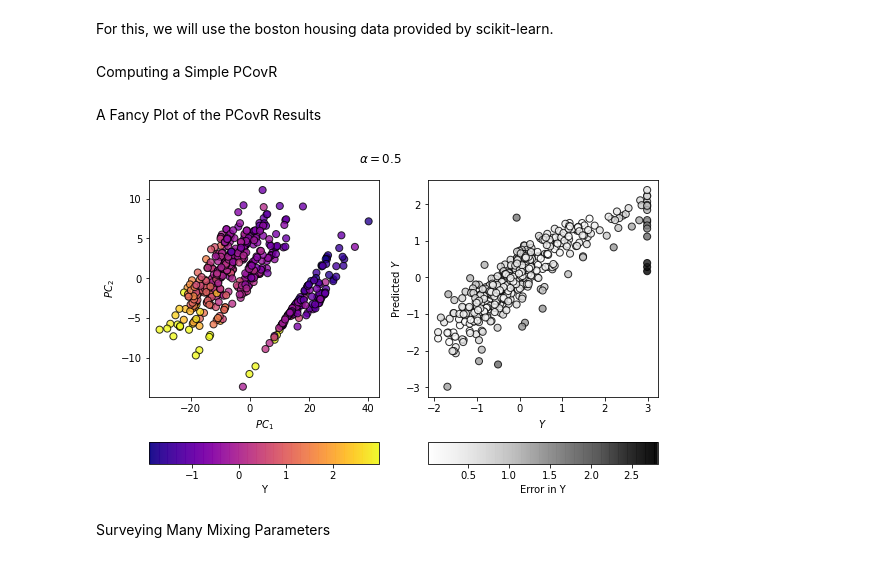
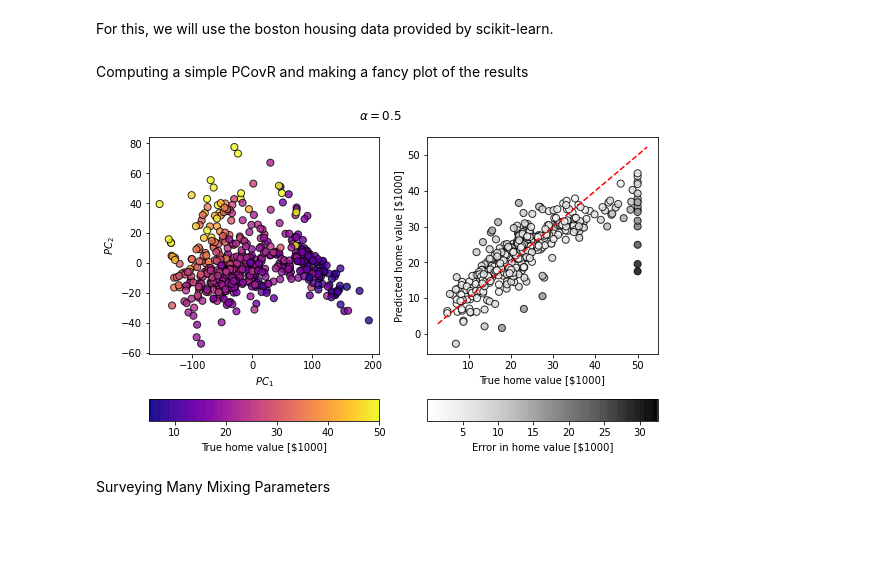
Before and after one commit to scikit-learn-contrib/scikit-matter, a Jupyter notebook: examples/PCovR.ipynb, the cells around one changed output. Cells and saved outputs as stored; diff of their text form; code cells hidden in the pictures; blank space fills up the shorter version.

```diff
--- a/examples/PCovR.ipynb
+++ b/examples/PCovR.ipynb
@@ -11,20 +11,18 @@ from tqdm.notebook import tqdm
 import numpy as np
 
 from skcosmo.decomposition import PCovR
-from skcosmo.preprocessing import StandardFlexibleScaler as sfs
+from sklearn.preprocessing import StandardScaler
 
 cmapX = cm.plasma
-cmapY = cm.Greys
+cmapy = cm.Greys
 # %% [markdown]
 For this, we will use the boston housing data provided by scikit-learn.
 # %%
-X, Y = load_boston(return_X_y=True)
-Y = Y.reshape(X.shape[0], -1)
+X, y = load_boston(return_X_y=True)
+y = y.reshape(X.shape[0], -1)
 
-X_scaler = sfs(with_mean=True, with_std=True, column_wise=False)
-X = X_scaler.fit_transform(X)
+X_scaler = StandardScaler()
+X_scaled = X_scaler.fit_transform(X)
 
-Y_scaler = sfs(with_mean=True, with_std=True, column_wise=True)
-Y = Y_scaler.fit_transform(Y)
+y_scaler = StandardScaler()
+y_scaled = y_scaler.fit_transform(y)
-# %% [markdown]
-Computing a Simple PCovR
@@ -39,40 +29,34 @@ Yp = pcovr.predict(X)
-# %% [markdown]
-A Fancy Plot of the PCovR Results
+# %% [markdown]
+Computing a simple PCovR and making a fancy plot of the results
 # %%
-fig, axes = plt.subplots(2, 2,
-                         figsize=(8, 5),
-                         gridspec_kw=dict(height_ratios=(1,0.1))
-                        )
+mixing = 0.5
+pcovr = PCovR(mixing=mixing,
+              alpha=1E-8,
+              n_components=2, )
+pcovr.fit(X_scaled, y_scaled)
+T = pcovr.transform(X_scaled)
+yp = y_scaler.inverse_transform(pcovr.predict(X_scaled))
 
-scatT = axes[0,0].scatter(T[:, 0],
-               T[:, 1],
-               s=50,
-               alpha=0.8,
-               c=Y,
-               cmap=cmapX,
-               edgecolor='k'
-              )
-axes[0,0].set_xlabel(r"$PC_1$")
-axes[0,0].set_ylabel(r"$PC_2$")
-fig.colorbar(scatT, cax=axes[1,0],
-             label='Y', orientation='horizontal')
+fig, ((axT, axy), (caxT, caxy)) = plt.subplots(
+    2, 2, figsize=(8, 5), gridspec_kw=dict(height_ratios=(1, 0.1))
+)
 
-scatY = axes[0,1].scatter(Y,
-               Yp,
-               s=50,
-               alpha=0.8,
-               c=np.abs(Y-Yp),
-               cmap=cmapY,
-               edgecolor='k')
+scatT = axT.scatter(T[:, 0], T[:, 1], s=50, alpha=0.8, c=y, cmap=cmapX, edgecolor="k")
+axT.set_xlabel(r"$PC_1$")
+axT.set_ylabel(r"$PC_2$")
+fig.colorbar(scatT, cax=caxT, label="True home value [$1000]", orientation="horizontal")
+
+scaty = axy.scatter(y, yp, s=50, alpha=0.8, c=np.abs(y - yp), cmap=cmapy, edgecolor="k")
+axy.plot(axy.get_xlim(), axy.get_xlim(), 'r--')
 fig.suptitle(r"$\alpha=$" + str(mixing))
-axes[0,1].set_xlabel(r"$Y$")
-axes[0,1].set_ylabel(r"Predicted $Y$")
-fig.colorbar(scatY, cax=axes[1,1],
-             label='Error in Y', orientation='horizontal')
+
+axy.set_xlabel(r"True home value [$1000]")
+axy.set_ylabel(r"Predicted home value [$1000]")
+fig.colorbar(scaty, cax=caxy, label="Error in home value [$1000]", orientation="horizontal")
 
 fig.tight_layout()
 # %% [output]
-[figure, old version]
+[figure, new version]
 # %% [markdown]
 Surveying Many Mixing Parameters
 # %%
```
Also changed, not shown: parts of 7 cells of this notebook, 3 other files.
